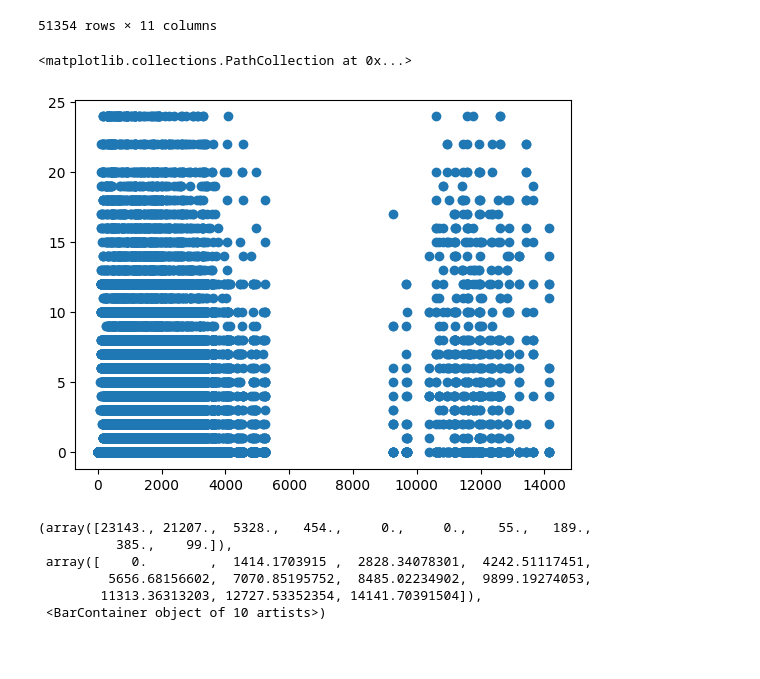
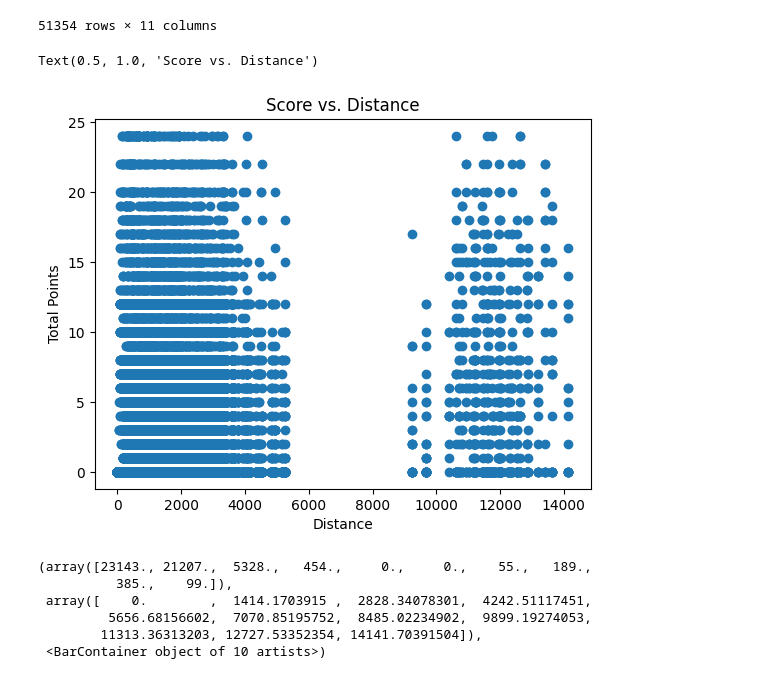
Before and after one commit to kluedemann/eurovision-voting-analysis, a Jupyter notebook: src/preliminary_analysis.ipynb, the cells around one changed output. Drawn from its saved outputs; the diff is of its cells as text; code cells hidden in the pictures; blank space fills up the shorter version.

```diff
--- a/src/preliminary_analysis.ipynb
+++ b/src/preliminary_analysis.ipynb
@@ -55,9 +55,12 @@ votes_df
 51354 rows × 11 columns
 # %%
 plt.scatter(votes_df["distance"], votes_df["total_points"])
+plt.xlabel("Distance")
+plt.ylabel("Total Points")
+plt.title("Score vs. Distance")
 # %% [output]
-<matplotlib.collections.PathCollection at 0x...>
+Text(0.5, 1.0, 'Score vs. Distance')
-[figure, old version]
+[figure, new version]
 # %%
 plt.hist(votes_df["distance"])
 # %% [output]
```
Also changed, not shown: parts of 3 cells of this notebook.
